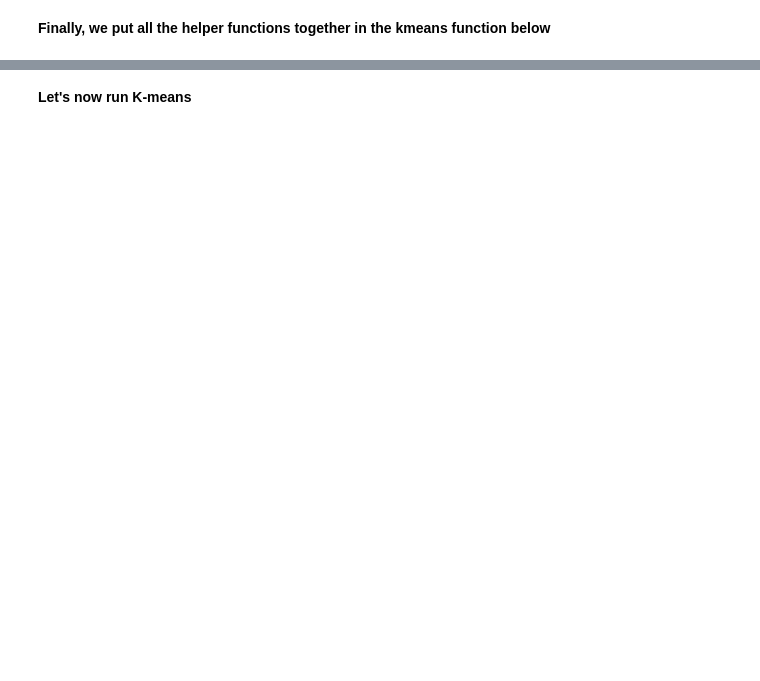
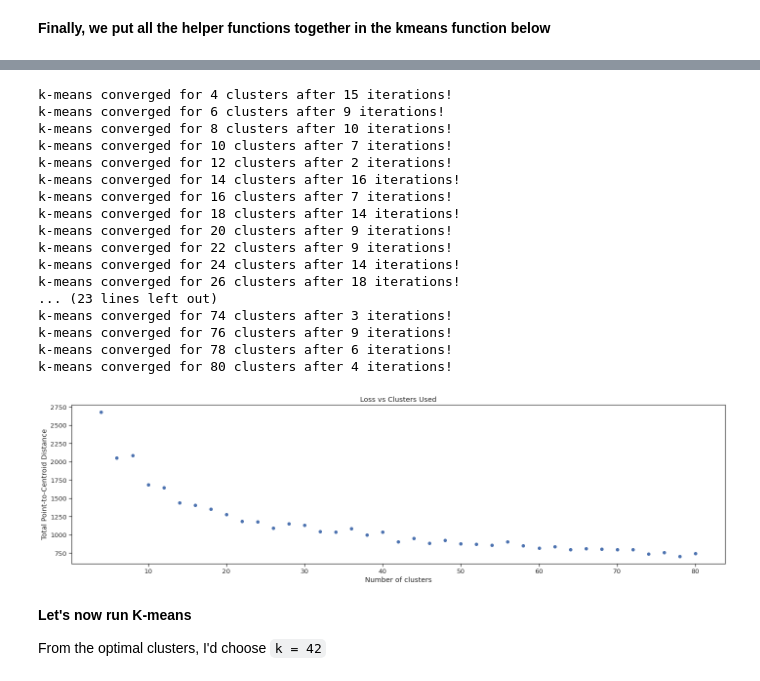
Before and after one commit to Lawrence-Krukrubo/fraud_analyst_assignment, a Jupyter notebook: fraud_analysis.ipynb, the cells around one changed output, grey strips where cells are left out. Cells and saved outputs as stored; diff of their text form; code cells hidden in the pictures; blank space fills up the shorter version.

```diff
--- a/fraud_analysis.ipynb
+++ b/fraud_analysis.ipynb
@@ -1848,2 +1874,48 @@ def kmeans(df, k, feature_cols, verbose, max_iter=100):
+# %%
+# Plot loss vs number of clusters
+copy_mi2 = copy_mi.copy(deep=True)
+
+def lossVsClusters(kmin, kmax, kstep, copy_mi2):
+    kmax += 1  # include kmax-th cluster in range
+    kRange = range(kmin, kmax, kstep)
+    loss = np.zeros(len(kRange))
+    lossCtr = 0
+
+    for kk in kRange:
+        [copy_mi2, centroids] = kmeans(copy_mi2, kk, feature_cols, 0)
+        loss[lossCtr] = np.sum(copy_mi2['pt2centroid'])
+        lossCtr += 1
+    plt.figure(figsize=size)
+    plt.scatter(kRange, loss)
+    plt.title('Loss vs Clusters Used')
+    plt.xlabel('Number of clusters')
+    plt.ylabel('Total Point-to-Centroid Distance')
+
+
+kmin =   4# @param
+kmax = 80  # @param
+kstep =   2# @param
+lossVsClusters(kmin, kmax, kstep, copy_mi2)
+# %% [output]
+k-means converged for 4 clusters after 15 iterations!
+k-means converged for 6 clusters after 9 iterations!
+k-means converged for 8 clusters after 10 iterations!
+k-means converged for 10 clusters after 7 iterations!
+k-means converged for 12 clusters after 2 iterations!
+k-means converged for 14 clusters after 16 iterations!
+k-means converged for 16 clusters after 7 iterations!
+k-means converged for 18 clusters after 14 iterations!
+k-means converged for 20 clusters after 9 iterations!
+k-means converged for 22 clusters after 9 iterations!
+k-means converged for 24 clusters after 14 iterations!
+k-means converged for 26 clusters after 18 iterations!
+... (23 lines left out)
+k-means converged for 74 clusters after 3 iterations!
+k-means converged for 76 clusters after 9 iterations!
+k-means converged for 78 clusters after 6 iterations!
+k-means converged for 80 clusters after 4 iterations!
+[figure, added]
 # %% [markdown]
 **Let's now run K-means**
+
+From the optimal clusters, I'd choose `k = 42`
```
Also changed, not shown: parts of 56 cells of this notebook.
